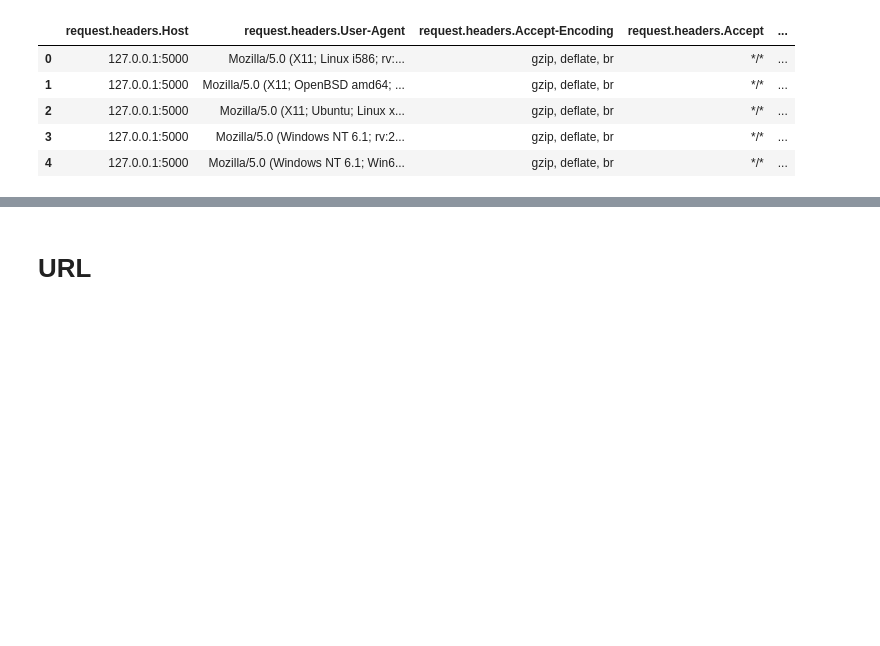
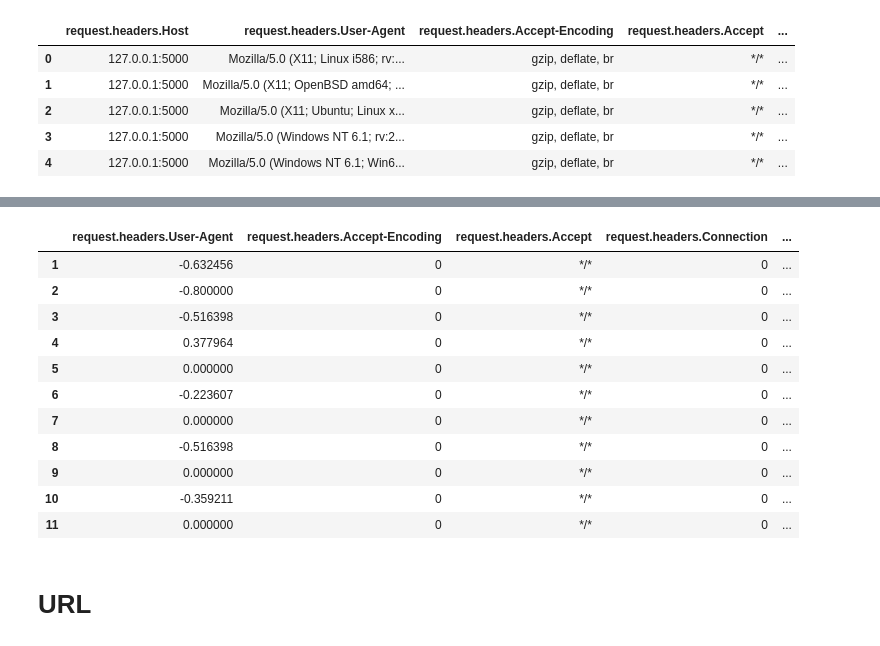
Before and after one commit to RazElbaz/API_security_challenge, a Jupyter notebook: new/model1.ipynb, the cells around one changed output, grey strips where cells are left out. Drawn from its saved outputs; the diff is of its cells as text; code cells hidden in the pictures; blank space fills up the shorter version.

```diff
--- a/new/model1.ipynb
+++ b/new/model1.ipynb
@@ -173,3 +253,18 @@ df.head()
+# %%
+df.iloc[1:12, 1:25]
+# %% [output]
+|  | request.headers.User-Agent | request.headers.Accept-Encoding | request.headers.Accept | request.headers.Connection | ... |
+| 1 | -0.632456 | 0 | */* | 0 | ... |
+| 2 | -0.800000 | 0 | */* | 0 | ... |
+| 3 | -0.516398 | 0 | */* | 0 | ... |
+| 4 | 0.377964 | 0 | */* | 0 | ... |
+| 5 | 0.000000 | 0 | */* | 0 | ... |
+| 6 | -0.223607 | 0 | */* | 0 | ... |
+| 7 | 0.000000 | 0 | */* | 0 | ... |
+| 8 | -0.516398 | 0 | */* | 0 | ... |
+| 9 | 0.000000 | 0 | */* | 0 | ... |
+| 10 | -0.359211 | 0 | */* | 0 | ... |
+| 11 | 0.000000 | 0 | */* | 0 | ... |
 # %% [markdown]
 # URL
 # %%
```
Also changed, not shown: parts of 29 cells of this notebook, 1 other file.
